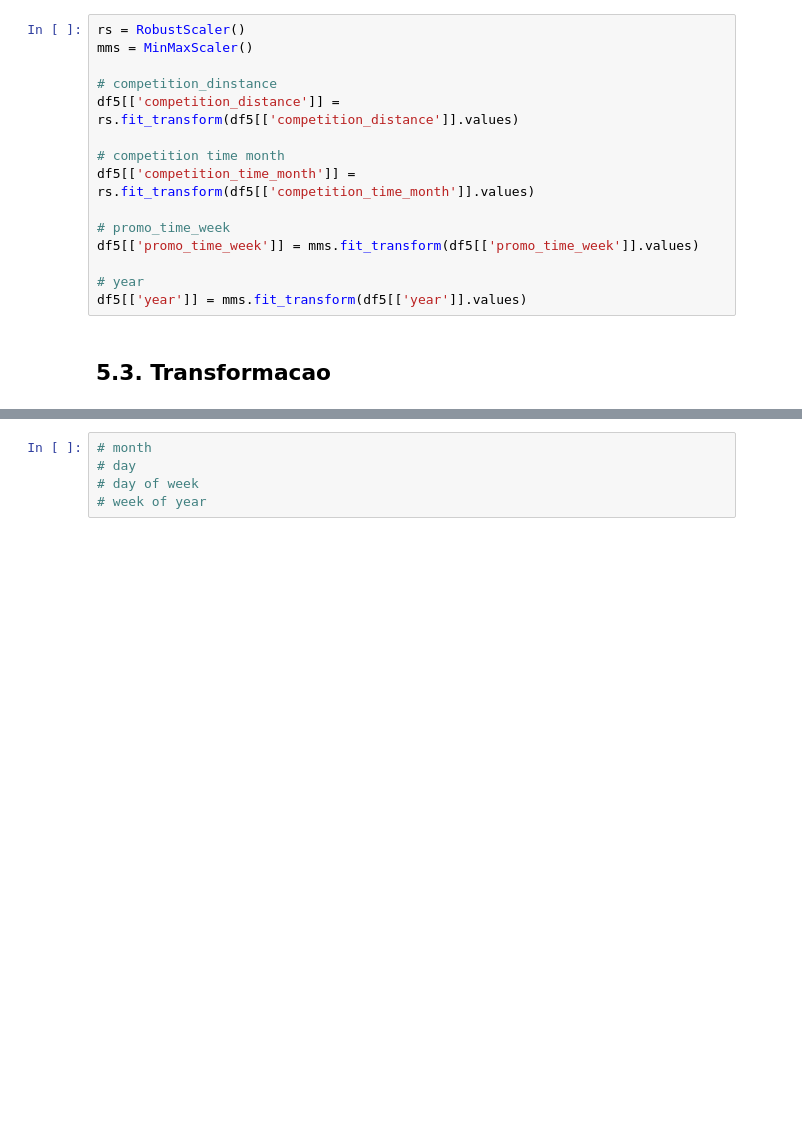
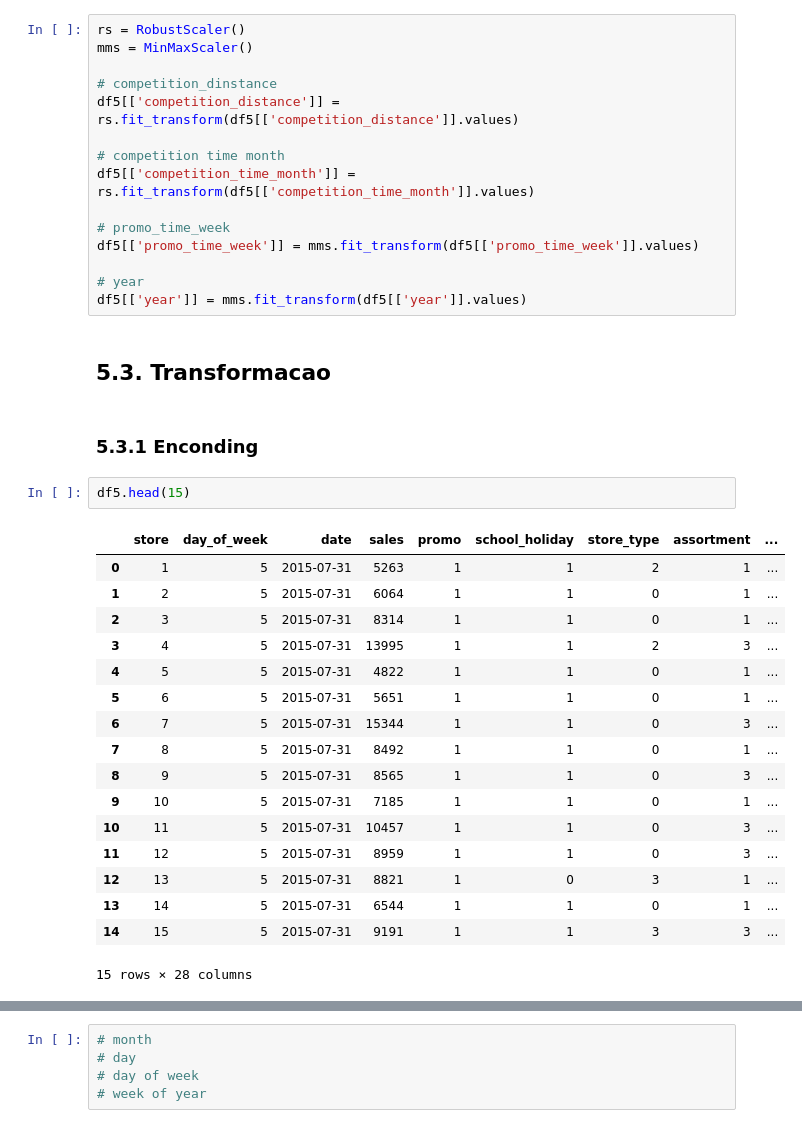
Before and after one commit to PedrosaFelipe/DS-Producao, a Jupyter notebook: Store_Sales_Prediction.ipynb, the cells around one changed output, grey strips where cells are left out. Cells and saved outputs as stored; diff of their text form; blank space fills up the shorter version.

```diff
--- a/Store_Sales_Prediction.ipynb
+++ b/Store_Sales_Prediction.ipynb
@@ -892,3 +892,25 @@ df5[['promo_time_week']] = mms.fit_transform(df5[['promo_time_week']].values)
 df5[['year']] = mms.fit_transform(df5[['year']].values)
 # %% [markdown]
 ## 5.3. Transformacao
+# %% [markdown]
+### 5.3.1 Enconding
+# %%
+df5.head(15)
+# %% [output]
+|  | store | day_of_week | date | sales | promo | school_holiday | store_type | assortment | ... |
+| 0 | 1 | 5 | 2015-07-31 | 5263 | 1 | 1 | 2 | 1 | ... |
+| 1 | 2 | 5 | 2015-07-31 | 6064 | 1 | 1 | 0 | 1 | ... |
+| 2 | 3 | 5 | 2015-07-31 | 8314 | 1 | 1 | 0 | 1 | ... |
+| 3 | 4 | 5 | 2015-07-31 | 13995 | 1 | 1 | 2 | 3 | ... |
+| 4 | 5 | 5 | 2015-07-31 | 4822 | 1 | 1 | 0 | 1 | ... |
+| 5 | 6 | 5 | 2015-07-31 | 5651 | 1 | 1 | 0 | 1 | ... |
+| 6 | 7 | 5 | 2015-07-31 | 15344 | 1 | 1 | 0 | 3 | ... |
+| 7 | 8 | 5 | 2015-07-31 | 8492 | 1 | 1 | 0 | 1 | ... |
+| 8 | 9 | 5 | 2015-07-31 | 8565 | 1 | 1 | 0 | 3 | ... |
+| 9 | 10 | 5 | 2015-07-31 | 7185 | 1 | 1 | 0 | 1 | ... |
+| 10 | 11 | 5 | 2015-07-31 | 10457 | 1 | 1 | 0 | 3 | ... |
+| 11 | 12 | 5 | 2015-07-31 | 8959 | 1 | 1 | 0 | 3 | ... |
+| 12 | 13 | 5 | 2015-07-31 | 8821 | 1 | 0 | 3 | 1 | ... |
+| 13 | 14 | 5 | 2015-07-31 | 6544 | 1 | 1 | 0 | 1 | ... |
+| 14 | 15 | 5 | 2015-07-31 | 9191 | 1 | 1 | 3 | 3 | ... |
+15 rows × 28 columns
```
Also changed, not shown: parts of 5 cells of this notebook.
